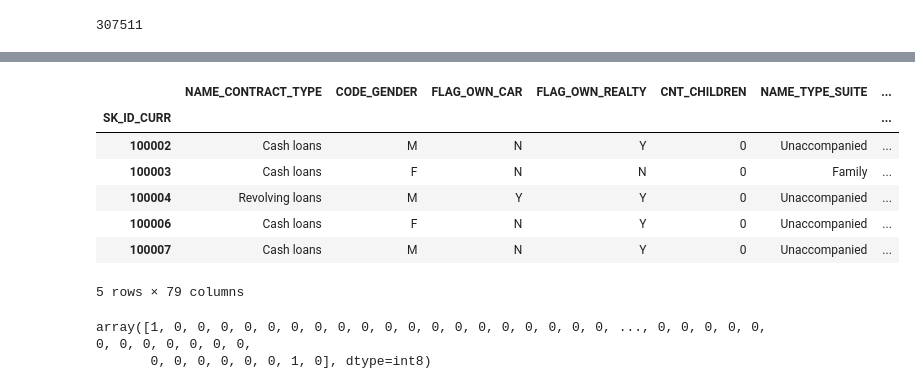
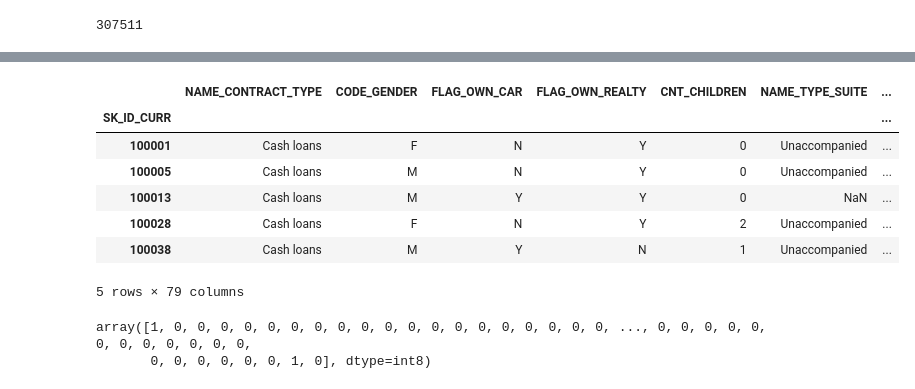
Before and after one commit to kugmax/fastai_learn, a Jupyter notebook: Home Credit Default Risk (only app).ipynb, the cells around one changed output, grey strips where cells are left out. Saved outputs shown, nothing was run; the diff lists cells and outputs as text; code cells hidden in the pictures.

```diff
--- a/Home Credit Default Risk (only app).ipynb
+++ b/Home Credit Default Risk (only app).ipynb
@@ -110,6 +110,10 @@ contin_vars = ['AMT_INCOME_TOTAL', 'AMT_CREDIT', 'AMT_ANNUITY', 'AMT_GOODS_PRICE
               'EXT_SOURCE_3', 'YEARS_BEGINEXPLUATATION_AVG', 'APARTMENTS_AVG', 'COMMONAREA_AVG', 'YEARS_BEGINEXPLUATATION_MODE',
                'APARTMENTS_MODE', 'COMMONAREA_MODE', 'YEARS_BEGINEXPLUATATION_MEDI', 'APARTMENTS_MEDI', 'COMMONAREA_MEDI',
                'TOTALAREA_MODE']
+
+index = 'SK_ID_CURR'
+dep = 'TARGET'
+
 n = len(train); n
 # %% [output]
 307511
@@ -118,8 +120,8 @@ dep = 'TARGET'
 # %%
-joined = train[cat_vars+contin_vars+[dep]].copy()
+joined = train[cat_vars+contin_vars+[dep, index]].copy()
 # %%
 test[dep] = 0
-joined_test = test[cat_vars+contin_vars+[dep]].copy()
+joined_test = test[cat_vars+contin_vars+[dep, index]].copy()
 # %%
 for v in cat_vars: joined[v] = joined[v].astype('category').cat.as_ordered()
 # %%
@@ -138,3 +140,5 @@ for v in contin_vars:
+# %%
+joined_test = joined_test.set_index("SK_ID_CURR")
 # %%
 #idxs = get_cv_idxs(n, val_pct=150000/n)
 #joined_samp = joined.iloc[idxs].set_index("SK_ID_CURR")
@@ -151,15 +156,15 @@ joined.head()
 5 rows × 79 columns
-# %%
-joined_samp.head()
-#joined.head()
-# %% [output]
-|  | NAME_CONTRACT_TYPE | CODE_GENDER | FLAG_OWN_CAR | FLAG_OWN_REALTY | CNT_CHILDREN | NAME_TYPE_SUITE | ... |
-| SK_ID_CURR |  |  |  |  |  |  | ... |
-| 100002 | Cash loans | M | N | Y | 0 | Unaccompanied | ... |
-| 100003 | Cash loans | F | N | N | 0 | Family | ... |
-| 100004 | Revolving loans | M | Y | Y | 0 | Unaccompanied | ... |
-| 100006 | Cash loans | F | N | Y | 0 | Unaccompanied | ... |
-| 100007 | Cash loans | M | N | Y | 0 | Unaccompanied | ... |
-5 rows × 79 columns
+# %%
+#joined_samp.head()
+joined_test.head()
+# %% [output]
+|  | NAME_CONTRACT_TYPE | CODE_GENDER | FLAG_OWN_CAR | FLAG_OWN_REALTY | CNT_CHILDREN | NAME_TYPE_SUITE | ... |
+| SK_ID_CURR |  |  |  |  |  |  | ... |
+| 100001 | Cash loans | F | N | Y | 0 | Unaccompanied | ... |
+| 100005 | Cash loans | M | N | Y | 0 | Unaccompanied | ... |
+| 100013 | Cash loans | M | Y | Y | 0 | NaN | ... |
+| 100028 | Cash loans | F | N | Y | 2 | Unaccompanied | ... |
+| 100038 | Cash loans | M | Y | N | 1 | Unaccompanied | ... |
+5 rows × 79 columns
 # %%
 samp_size = n
```
Also changed, not shown: parts of 16 cells of this notebook.
